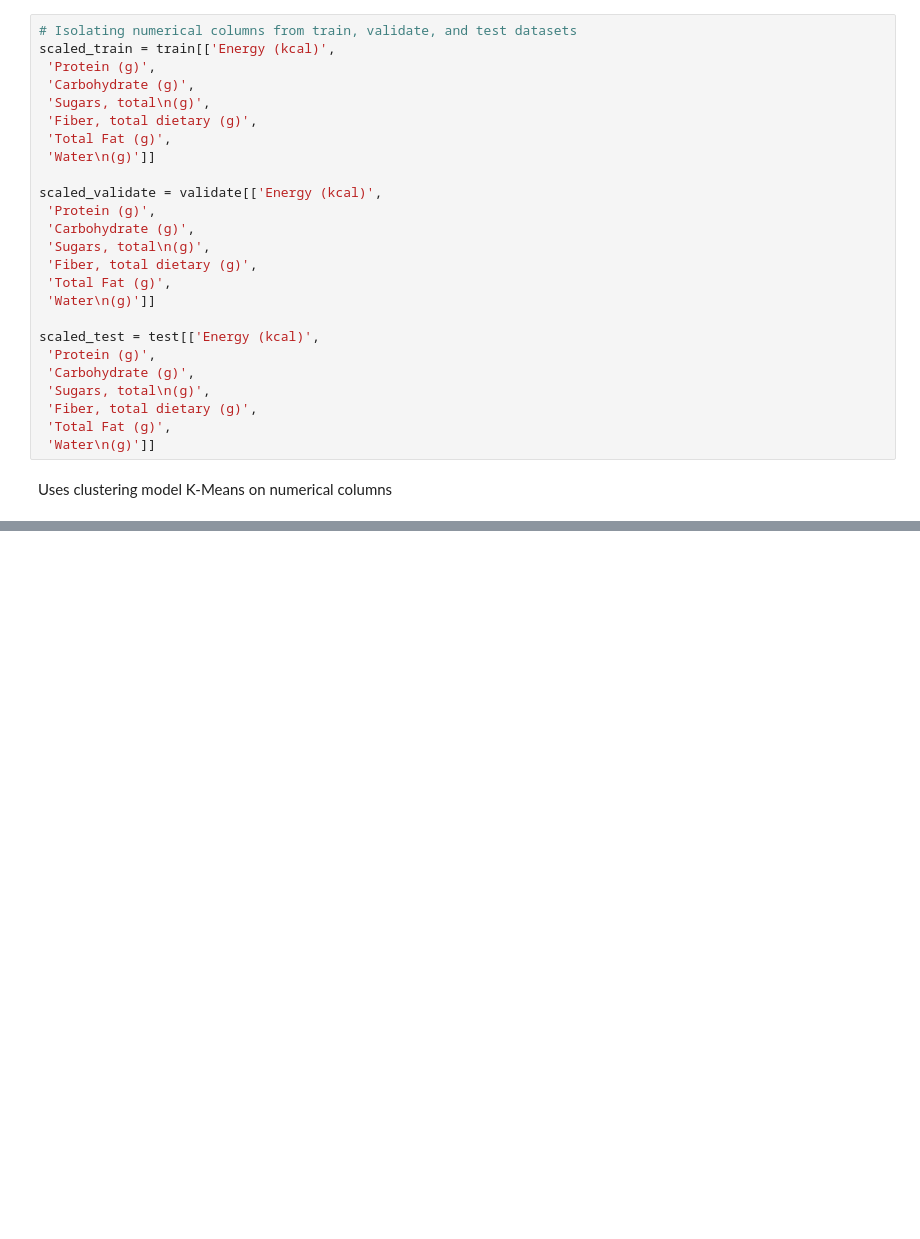
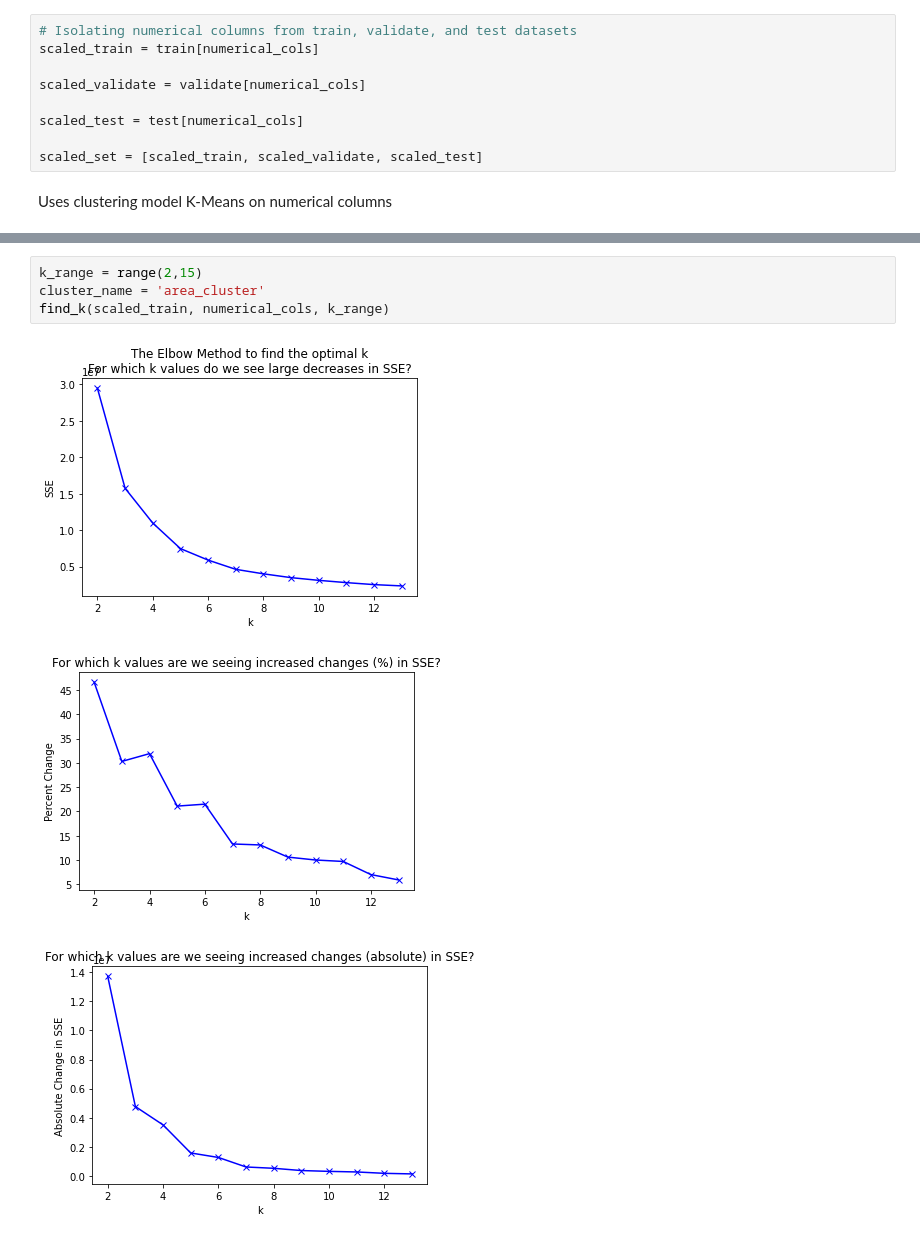
Before and after one commit to Jason-R-Turner/food-nutrient-clustering-project, a Jupyter notebook: rough_draft_food_project.ipynb, the cells around one changed output, grey strips where cells are left out. Drawn from its saved outputs; the diff is of its cells as text; blank space fills up the shorter version.

```diff
--- a/rough_draft_food_project.ipynb
+++ b/rough_draft_food_project.ipynb
@@ -508,28 +522,12 @@ list(df.columns.values.tolist())
  "Total Fat (g)'"]
 # %%
 # Isolating numerical columns from train, validate, and test datasets
-scaled_train = train[['Energy (kcal)',
- 'Protein (g)',
- 'Carbohydrate (g)',
- 'Sugars, total\n(g)',
- 'Fiber, total dietary (g)',
- 'Total Fat (g)',
- 'Water\n(g)']]
+scaled_train = train[numerical_cols]
 
-scaled_validate = validate[['Energy (kcal)',
- 'Protein (g)',
- 'Carbohydrate (g)',
- 'Sugars, total\n(g)',
- 'Fiber, total dietary (g)',
- 'Total Fat (g)',
- 'Water\n(g)']]
+scaled_validate = validate[numerical_cols]
 
-scaled_test = test[['Energy (kcal)',
- 'Protein (g)',
- 'Carbohydrate (g)',
- 'Sugars, total\n(g)',
- 'Fiber, total dietary (g)',
- 'Total Fat (g)',
- 'Water\n(g)']]
+scaled_test = test[numerical_cols]
+
+scaled_set = [scaled_train, scaled_validate, scaled_test]
 # %% [markdown]
 Uses clustering model K-Means on numerical columns
@@ -535,0 +580,8 @@ Uses clustering model K-Means on numerical columns
+# %%
+k_range = range(2,15)
+cluster_name = 'area_cluster'
+find_k(scaled_train, numerical_cols, k_range)
+# %% [output]
+[figure, added]
+[figure, added]
+[figure, added]
```
Also changed, not shown: parts of 17 cells of this notebook, 1 other file.
